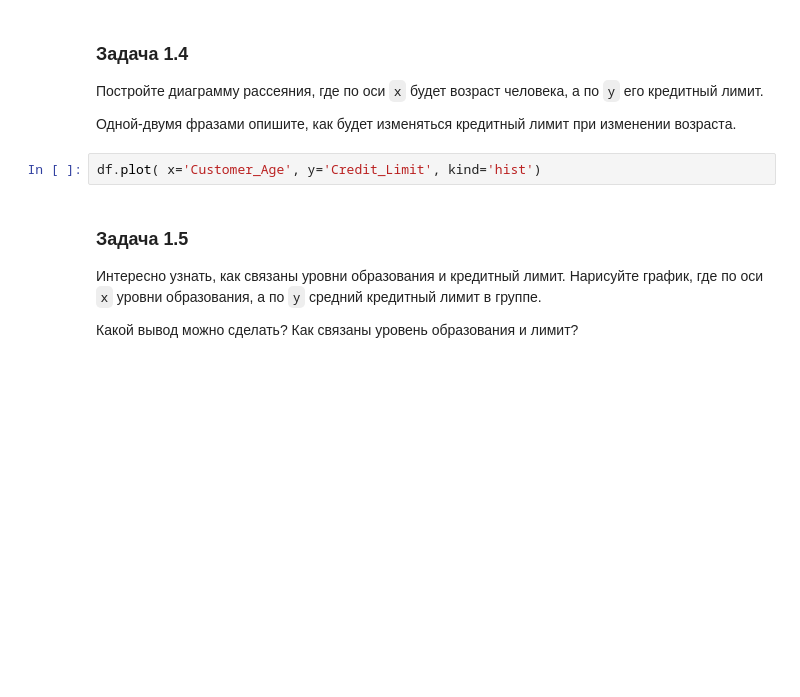
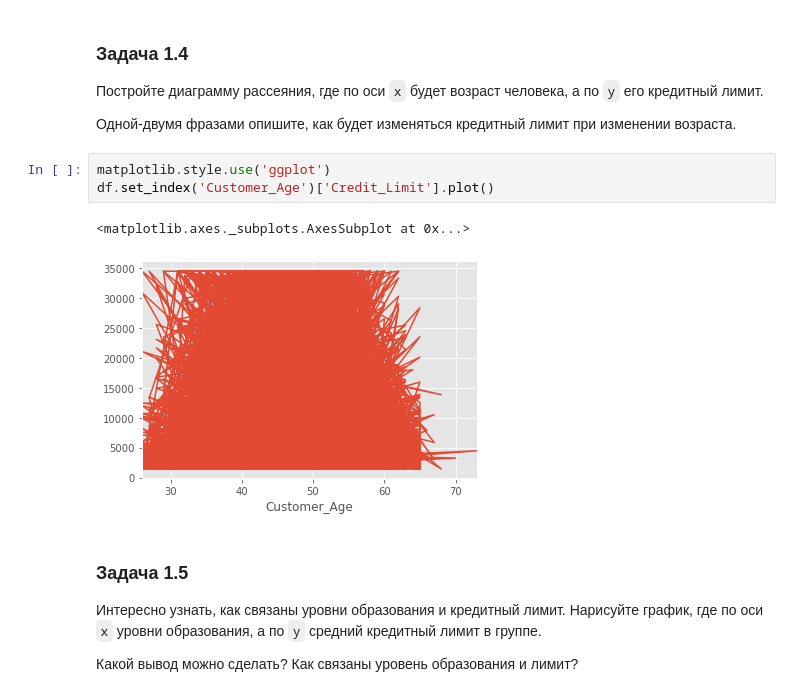
Before and after one commit to Vladimirov1804/dap_test_05_12, a Jupyter notebook: DAP_test.ipynb, the cells around one changed output. Cells and saved outputs as stored; diff of their text form; blank space fills up the shorter version.

```diff
--- a/DAP_test.ipynb
+++ b/DAP_test.ipynb
@@ -113,8 +113,12 @@ max_lim = df['Credit_Limit'].max()
 Постройте диаграмму рассеяния, где по оси `x` будет возраст человека, а по `y` его кредитный лимит.
 
 Одной-двумя фразами опишите, как будет изменяться кредитный лимит при изменении возраста.
-# %%
-df.plot( x='Customer_Age', y='Credit_Limit', kind='hist')
+# %%
+matplotlib.style.use('ggplot')
+df.set_index('Customer_Age')['Credit_Limit'].plot()
+# %% [output]
+<matplotlib.axes._subplots.AxesSubplot at 0x...>
+[figure, added]
 # %% [markdown]
 ### Задача 1.5
 
```
